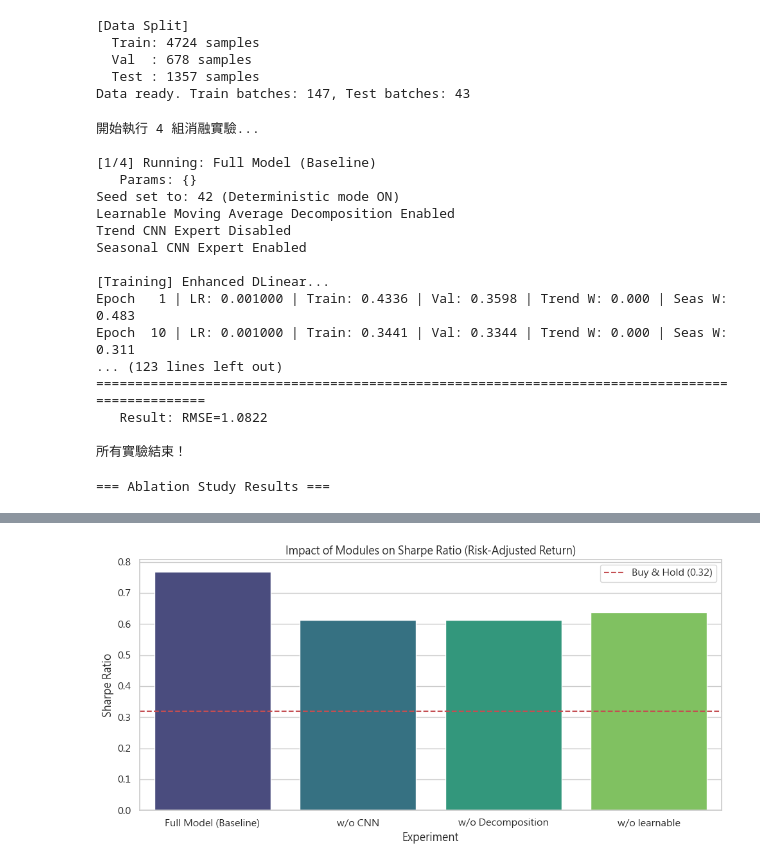
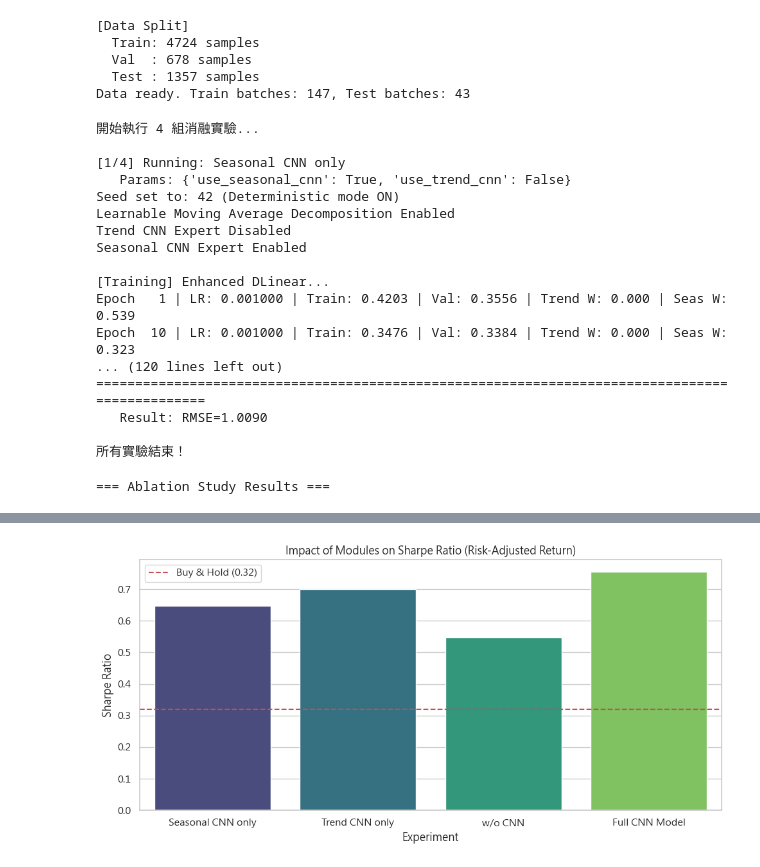
Before and after one commit to nush-cc/paper, a Jupyter notebook: script/ablation.ipynb, the cells around one changed output, grey strips where cells are left out. Drawn from its saved outputs; the diff is of its cells as text; code cells hidden in the pictures.

Commit message:
stable version with full model

```diff
--- a/script/ablation.ipynb
+++ b/script/ablation.ipynb
@@ -59,7 +59,7 @@ LR = 0.001
 SEED = 42
 TREND_CNNEXPERT_KERNELSIZE = 13
 SEASONAL_CNNEXPERT_KERNELSIZE = 9
-SERIESDECOMPOSITION_KERNELSIZE = 7
+SERIESDECOMPOSITION_KERNELSIZE = 15
 
 # 設定隨機性 (Reproducibility)
 torch.manual_seed(SEED)
@@ -91,18 +91,29 @@ Data ready. Train batches: 147, Test batches: 43
 # %%
 ablation_experiments = [
     {
-        "name": "Full Model (Baseline)",
-        "params": {},  # 空字典 = 全部使用預設值 (全開)
+        "name": "Seasonal CNN only",
+        "params": {
+            "use_seasonal_cnn": True,
+            "use_trend_cnn": False,
+        },
+    },
+    {
+        "name": "Trend CNN only",
+        "params": {"use_seasonal_cnn": False, "use_trend_cnn": True},  # 啟用 Trend CNN
     },
     {
         "name": "w/o CNN",
         "params": {"use_seasonal_cnn": False, "use_trend_cnn": False},  # 關閉 CNN
     },
     {
-        "name": "w/o Decomposition",
-        "params": {"use_decomp": False},  # 關閉序列分解
+        "name": "Full CNN Model",
+        "params": {"use_seasonal_cnn": True, "use_trend_cnn": True},  # 啟用 CNN
     },
-    {"name": "w/o learnable", "params": {"use_learnable": False}},
+    # {
+    #     "name": "w/o Decomposition",
+    #     "params": {"use_decomp": False},  # 關閉序列分解
+    # },
+    # {"name": "w/o learnable", "params": {"use_learnable": False}},
 ]
 # %%
 results = []
@@ -159,19 +170,19 @@ print("所有實驗結束！")
 # %% [output]
 開始執行 4 組消融實驗...
 
-[1/4] Running: Full Model (Baseline)
-   Params: {}
+[1/4] Running: Seasonal CNN only
+   Params: {'use_seasonal_cnn': True, 'use_trend_cnn': False}
 Seed set to: 42 (Deterministic mode ON)
 Learnable Moving Average Decomposition Enabled
 Trend CNN Expert Disabled
 Seasonal CNN Expert Enabled
 
 [Training] Enhanced DLinear...
-Epoch   1 | LR: 0.001000 | Train: 0.4336 | Val: 0.3598 | Trend W: 0.000 | Seas W: 0.483
-Epoch  10 | LR: 0.001000 | Train: 0.3441 | Val: 0.3344 | Trend W: 0.000 | Seas W: 0.311
-... (123 lines left out)
+Epoch   1 | LR: 0.001000 | Train: 0.4203 | Val: 0.3556 | Trend W: 0.000 | Seas W: 0.539
+Epoch  10 | LR: 0.001000 | Train: 0.3476 | Val: 0.3384 | Trend W: 0.000 | Seas W: 0.323
+... (120 lines left out)
 ===============================================================================================
-   Result: RMSE=1.0822
+   Result: RMSE=1.0090
 
 所有實驗結束！
 # %%
@@ -194,6 +205,7 @@ else:
         "Experiment",
         "RMSE_Final",
         "R2_Final",
+        "Avg_Acc",
         "High_Vol_Acc",
         "Sharpe_Strategy",
         "Cum_Ret_Strategy",
@@ -216,6 +228,7 @@ else:
                 c
                 for c in [
                     "R2_Final",
+                    "Avg_Acc",
                     "High_Vol_Acc",
                     "Sharpe_Strategy",
                     "Cum_Ret_Strategy",
@@ -271 +284 @@ else:
-[figure, old version]
+[figure, new version]
```
Also changed, not shown: parts of 1 cell of this notebook, 6 other files.
